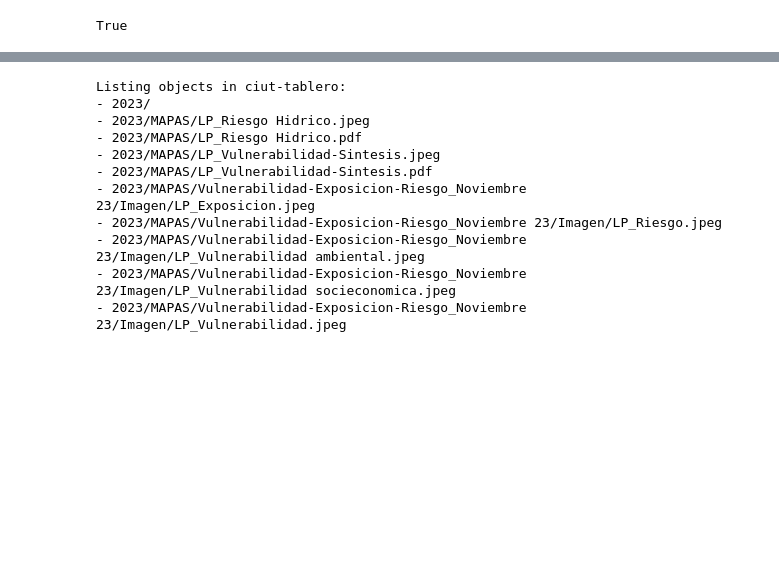
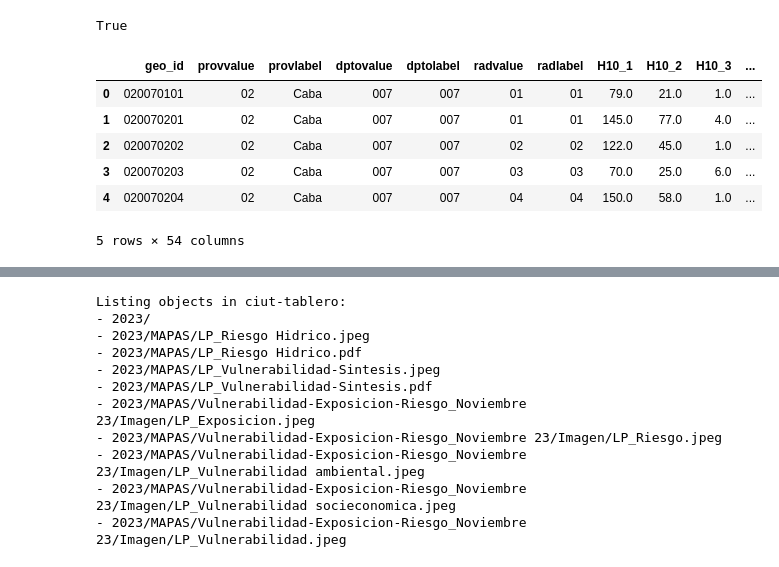
Before and after one commit to nlebovits/ciut-riesgo, a Jupyter notebook: notebooks/analisis.ipynb, the cells around one changed output, grey strips where cells are left out. Saved outputs shown, nothing was run; the diff lists cells and outputs as text; code cells hidden in the pictures; blank space fills up the shorter version.

```diff
--- a/notebooks/analisis.ipynb
+++ b/notebooks/analisis.ipynb
@@ -30,0 +35,10 @@ bucket = client.bucket(bucket_name)
+# %%
+datos_censales.head()
+# %% [output]
+|  | geo_id | provvalue | provlabel | dptovalue | dptolabel | radvalue | radlabel | H10_1 | H10_2 | H10_3 | ... |
+| 0 | 020070101 | 02 | Caba | 007 | 007 | 01 | 01 | 79.0 | 21.0 | 1.0 | ... |
+| 1 | 020070201 | 02 | Caba | 007 | 007 | 01 | 01 | 145.0 | 77.0 | 4.0 | ... |
+| 2 | 020070202 | 02 | Caba | 007 | 007 | 02 | 02 | 122.0 | 45.0 | 1.0 | ... |
+| 3 | 020070203 | 02 | Caba | 007 | 007 | 03 | 03 | 70.0 | 25.0 | 6.0 | ... |
+| 4 | 020070204 | 02 | Caba | 007 | 007 | 04 | 04 | 150.0 | 58.0 | 1.0 | ... |
+5 rows × 54 columns
```
Also changed, not shown: parts of 9 cells of this notebook, 4 other files.
